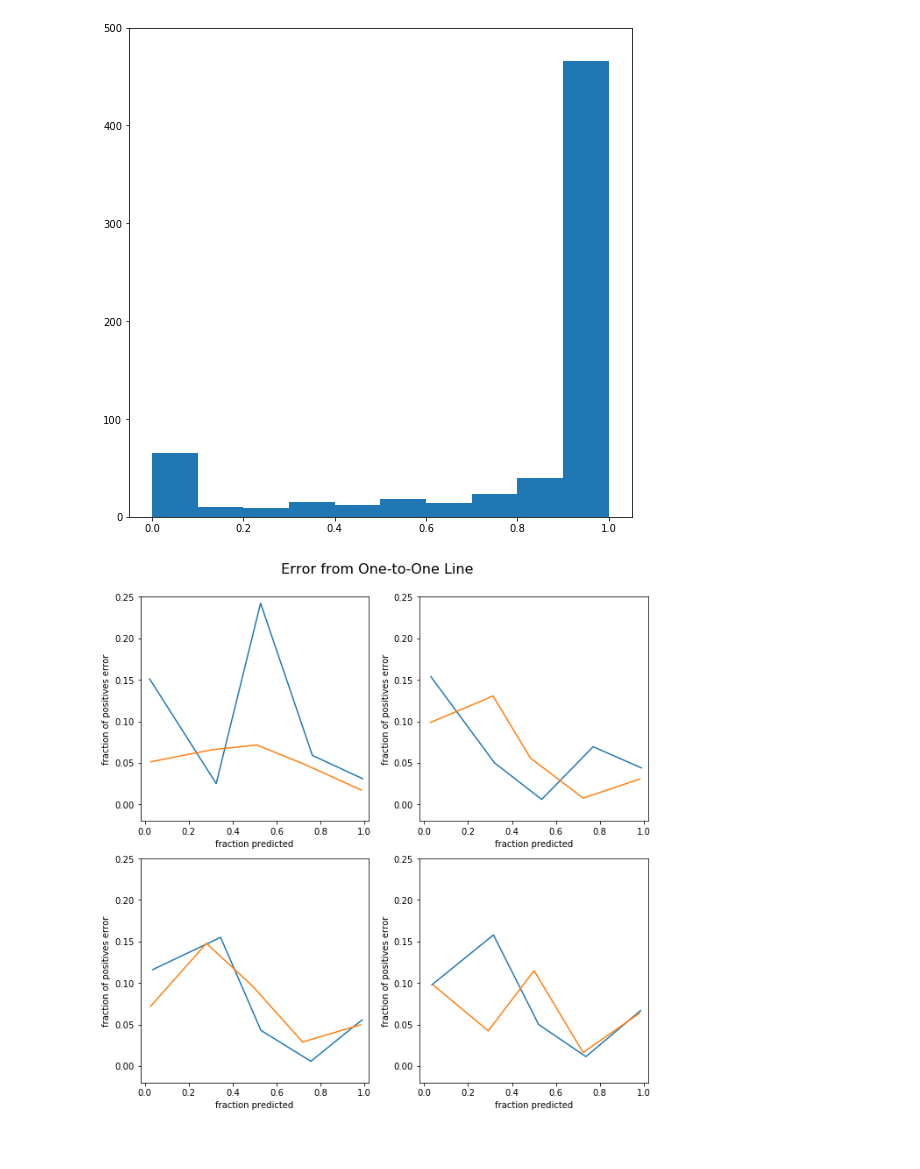
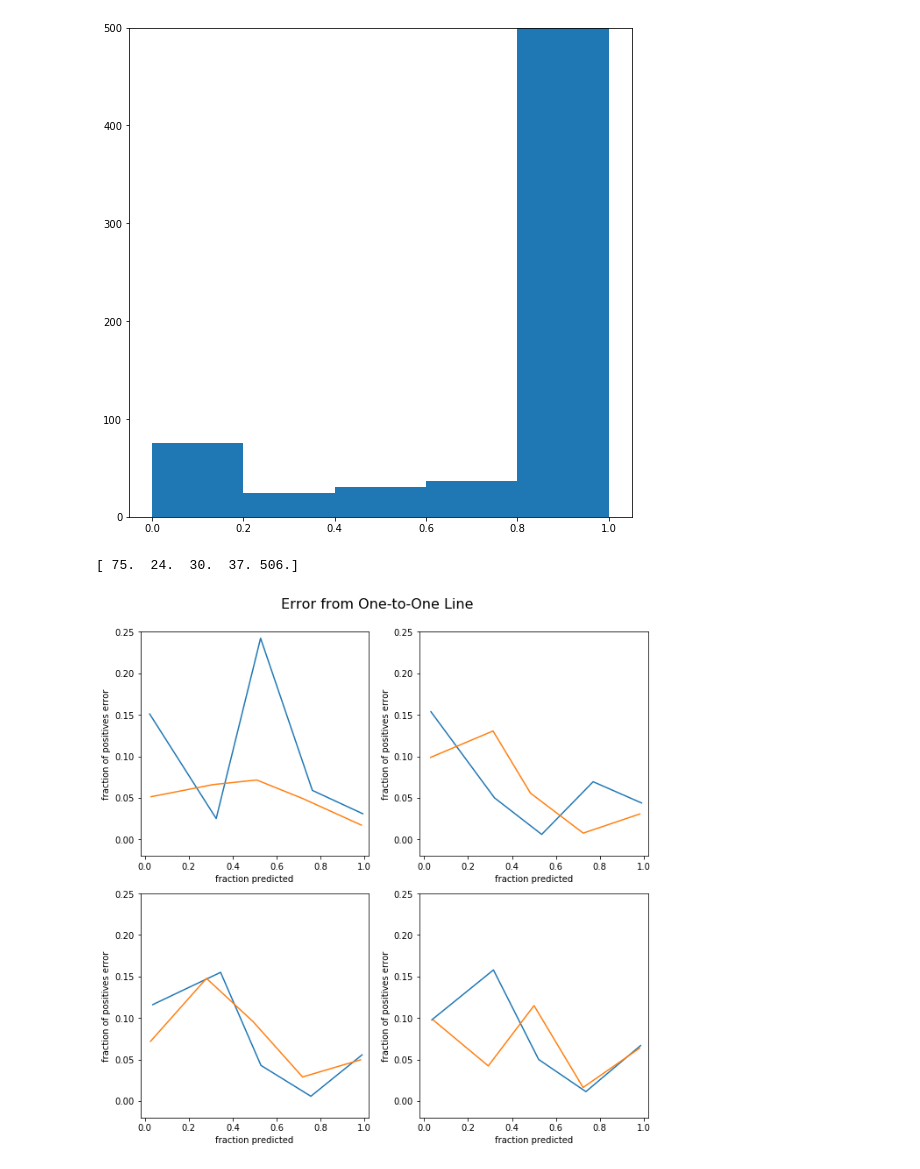
Before and after one commit to smckinley12/Forecasting, a Jupyter notebook: reliability_weighted.ipynb, the cells around one changed output. Saved outputs shown, nothing was run; the diff lists cells and outputs as text; code cells hidden in the pictures.

```diff
--- a/reliability_weighted.ipynb
+++ b/reliability_weighted.ipynb
@@ -7,7 +7,7 @@ import numpy as np
 from glob import glob
 from math import isnan,pi,exp
 from sklearn.calibration import calibration_curve
-plt.rcParams['figure.figsize'] = [9, 9]
+plt.rcParams['figure.figsize'] = [15, 9]
 # %%
 from ens_util import *
 # %%
@@ -26,7 +26,7 @@ coordx = [258,260]#,262,264]
 coordy = [63,65]#,67,69]
 thresh = 0.2
 data = build_datadf(data_files,coordx,coordy)
-(fr15,fr30,fr45,fr60) = build_weighted_fractions(res_files,data.index,data.columns,coordx,coordy,thresh)
+(fr15,fr30,fr45,fr60) = build_weighted_fractions_prob(res_files,data.index,data.columns,coordx,coordy,thresh)
 fr = [fr15,fr30,fr45,fr60]
 
 data_bin = data.mask(data<thresh,other=1)
@@ -86,9 +170,11 @@ plt.show()
 # %%
-plt.hist(yprob15[valid15])
+n = plt.hist(yprob15[valid15],bins=5)
 plt.ylim([0,500])
 plt.show()
+print(n[0])
 # %% [output]
-[figure, old version]
+[figure, new version]
+[ 75.  24.  30.  37. 506.]
 # %%
 #old reliability data
 oldppred15 = np.array([0.02244898,0.325,0.52692308,0.7625,0.99181287])
```
Also changed, not shown: parts of 4 cells of this notebook, 9 other files.
